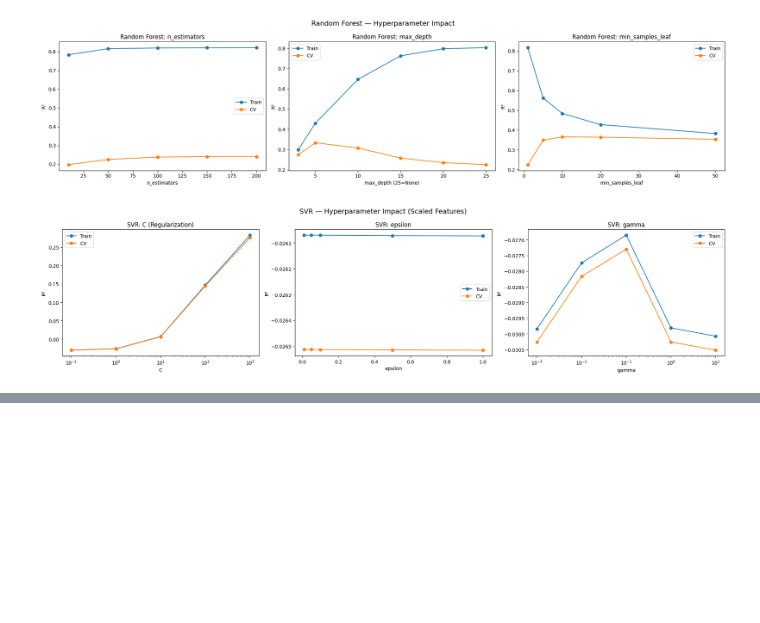
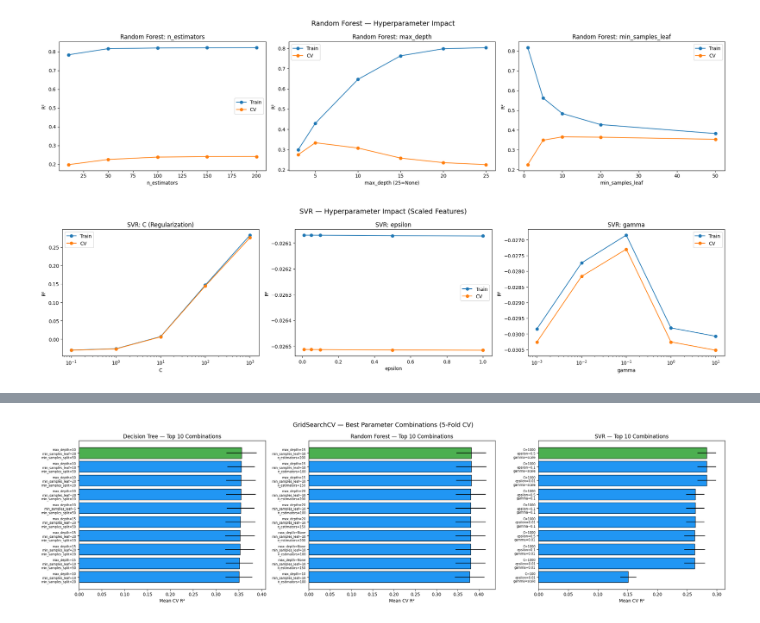
Before and after one commit to GetMeoutt/P2-Deliverable-2, a Jupyter notebook: Deliverable2.ipynb, the cells around one changed output, grey strips where cells are left out. Saved outputs shown, nothing was run; the diff lists cells and outputs as text; code cells hidden in the pictures; blank space fills up the shorter version.

```diff
--- a/Deliverable2.ipynb
+++ b/Deliverable2.ipynb
@@ -552,0 +735,23 @@ gc.collect()
+# %%
+# GridSearchCV — Top 10 Combinations per Model (heatmap-style)
+fig, axes = plt.subplots(1, 3, figsize=(22, 6))
+
+for idx, (name, grid) in enumerate([('Decision Tree', dt_grid), ('Random Forest', rf_grid), ('SVR', svr_grid)]):
+  results = pd.DataFrame(grid.cv_results_)
+  results = results.sort_values('rank_test_score').head(10)
+
+  params_str = results['params'].apply(lambda x: '\n'.join([f'{k}={v}' for k, v in x.items()]))
+
+  axes[idx].barh(range(10), results['mean_test_score'], xerr=results['std_test_score'],
+                 color=['#4CAF50' if i == 0 else '#2196F3' for i in range(10)], edgecolor='black')
+  axes[idx].set_yticks(range(10))
+  axes[idx].set_yticklabels(params_str, fontsize=7)
+  axes[idx].set_xlabel('Mean CV R²')
+  axes[idx].set_title(f'{name} — Top 10 Combinations')
+  axes[idx].invert_yaxis()
+
+plt.suptitle('GridSearchCV — Best Parameter Combinations (5-Fold CV)', fontsize=14)
+plt.tight_layout()
+plt.show()
+# %% [output]
+[figure, added]
```
Also changed, not shown: parts of 14 cells of this notebook, 2 other files.
